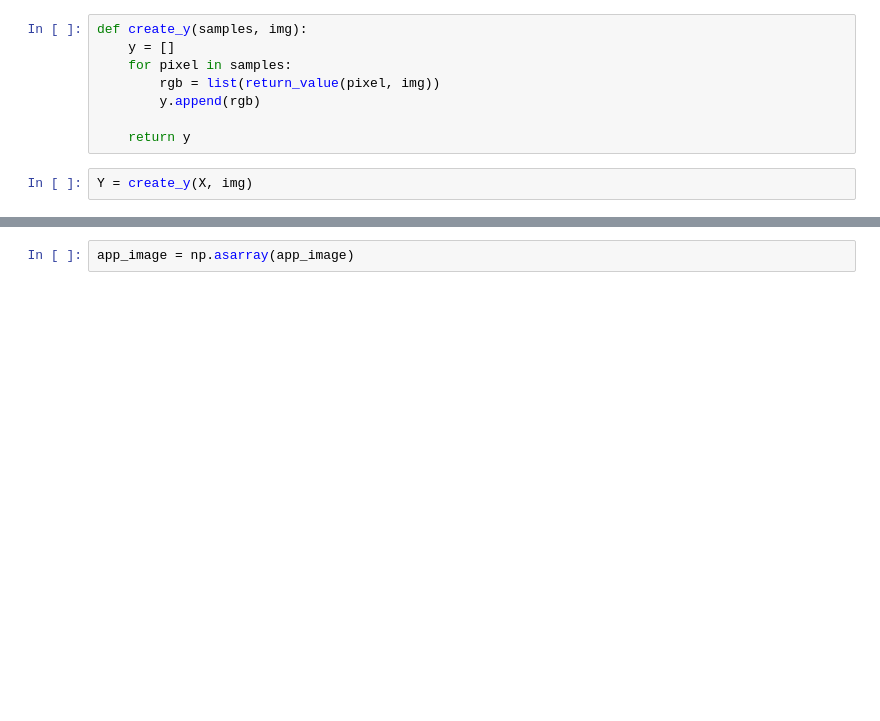
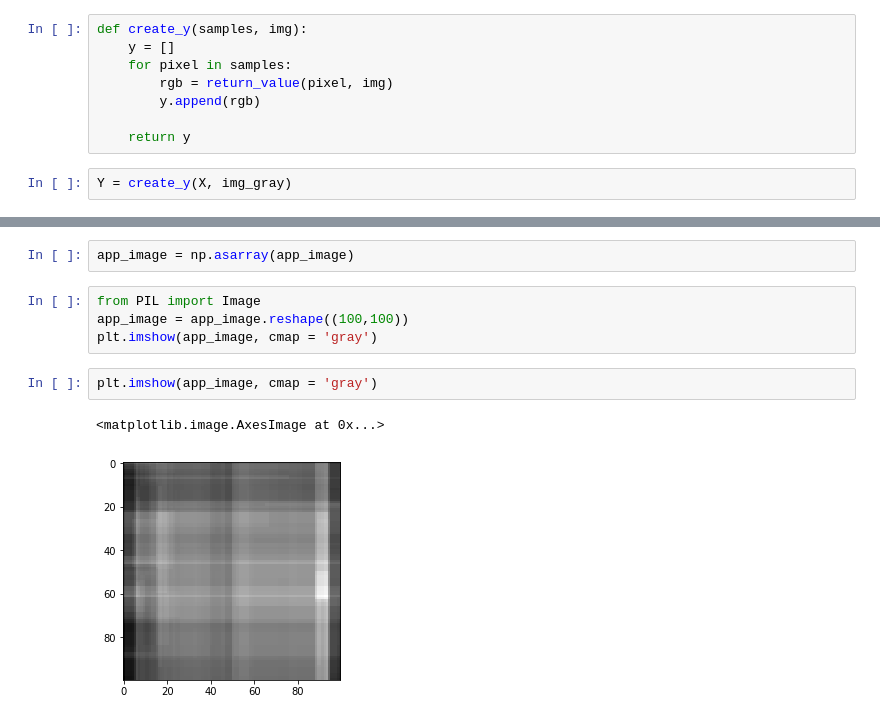
Before and after one commit to noelkonagai/cs5785-fall-2018, a Jupyter notebook: paintin_random_forest.ipynb, the cells around one changed output, grey strips where cells are left out. Cells and saved outputs as stored; diff of their text form; blank space fills up the shorter version.

```diff
--- a/paintin_random_forest.ipynb
+++ b/paintin_random_forest.ipynb
@@ -46,12 +59,12 @@ def return_value(pixel, img):
 def create_y(samples, img):
     y = []
     for pixel in samples:
-        rgb = list(return_value(pixel, img))
+        rgb = return_value(pixel, img)
         y.append(rgb)
 
     return y
 # %%
-Y = create_y(X, img)
+Y = create_y(X, img_gray)
 # %%
 from sklearn.ensemble import RandomForestRegressor
 from sklearn.datasets import make_regression
@@ -85,2 +102,11 @@ app_image = approximate_image(regr)
 # %%
 app_image = np.asarray(app_image)
+# %%
+from PIL import Image
+app_image = app_image.reshape((100,100))
+plt.imshow(app_image, cmap = 'gray')
+# %%
+plt.imshow(app_image, cmap = 'gray')
+# %% [output]
+<matplotlib.image.AxesImage at 0x...>
+[figure, added]
```
Also changed, not shown: parts of 7 cells of this notebook.
